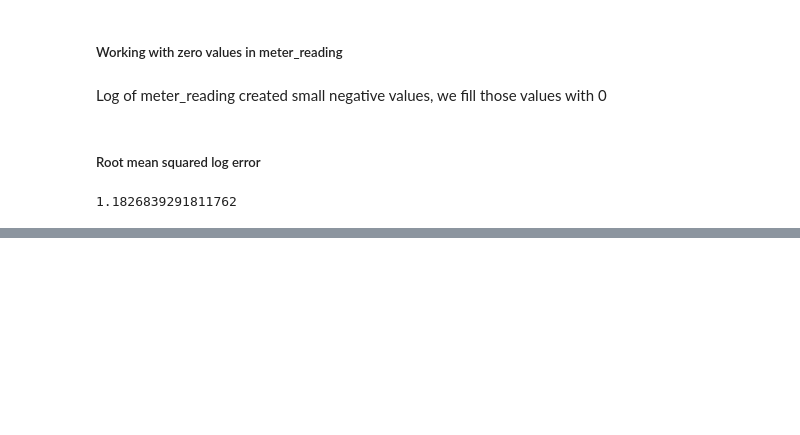
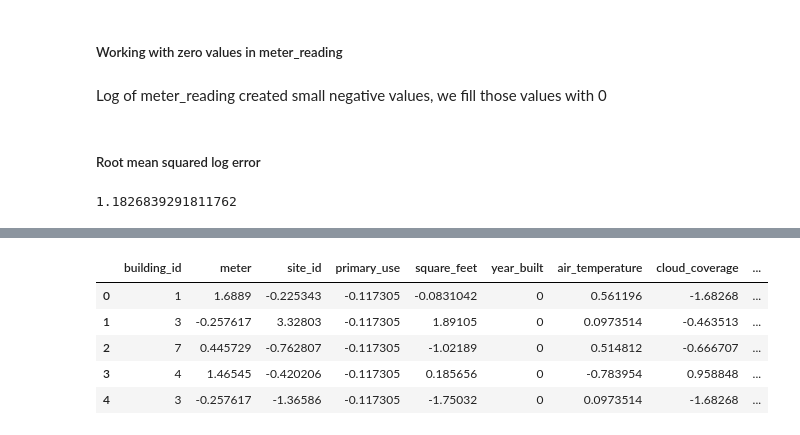
Before and after one commit to akshaypt7/energy_predictor, a Jupyter notebook: Energy_predictor_1.ipynb, the cells around one changed output, grey strips where cells are left out. Saved outputs shown, nothing was run; the diff lists cells and outputs as text; code cells hidden in the pictures; blank space fills up the shorter version.

```diff
--- a/Energy_predictor_1.ipynb
+++ b/Energy_predictor_1.ipynb
@@ -1565,0 +1641,9 @@ rmse(y_test, y_pred)
+# %%
+X_test_scaled.head()
+# %% [output]
+|  | building_id | meter | site_id | primary_use | square_feet | year_built | air_temperature | cloud_coverage | ... |
+| 0 | 1 | 1.6889 | -0.225343 | -0.117305 | -0.0831042 | 0 | 0.561196 | -1.68268 | ... |
+| 1 | 3 | -0.257617 | 3.32803 | -0.117305 | 1.89105 | 0 | 0.0973514 | -0.463513 | ... |
+| 2 | 7 | 0.445729 | -0.762807 | -0.117305 | -1.02189 | 0 | 0.514812 | -0.666707 | ... |
+| 3 | 4 | 1.46545 | -0.420206 | -0.117305 | 0.185656 | 0 | -0.783954 | 0.958848 | ... |
+| 4 | 3 | -0.257617 | -1.36586 | -0.117305 | -1.75032 | 0 | 0.0973514 | -1.68268 | ... |
```
Also changed, not shown: parts of 34 cells of this notebook.
